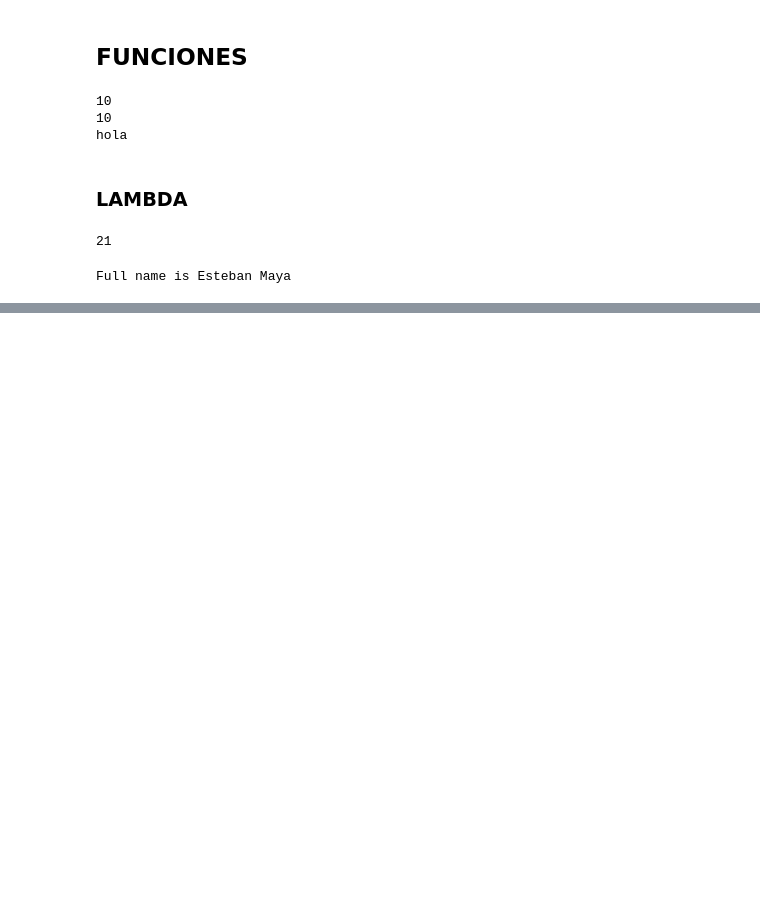
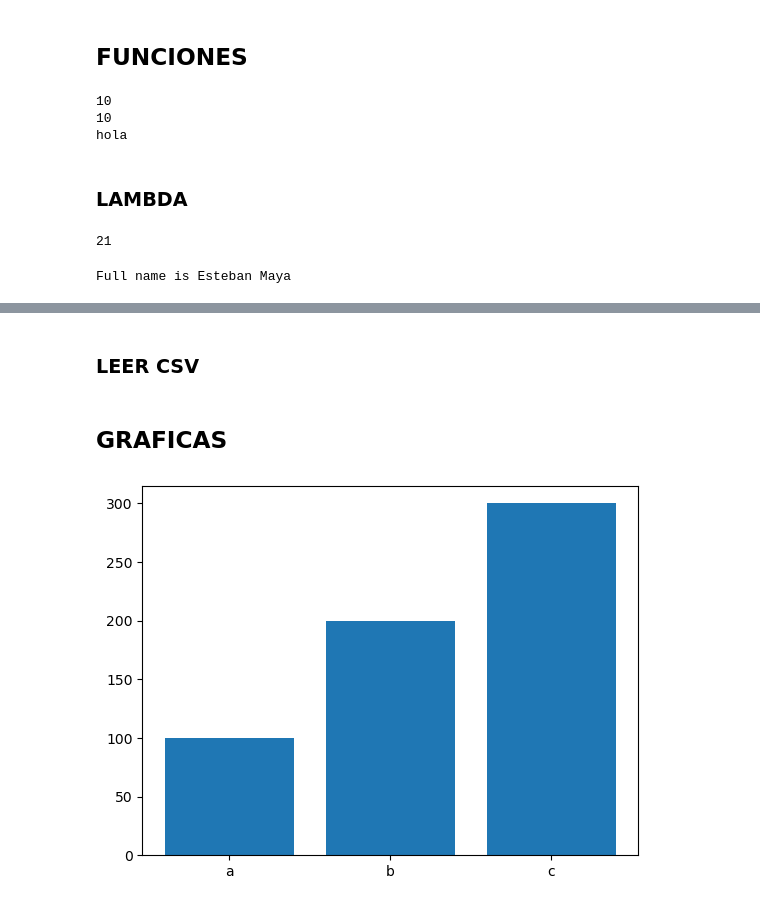
Before and after one commit to EstebanMa12/ETAPA-2-AVANZATECH, a Jupyter notebook: modulo2.ipynb, the cells around one changed output, grey strips where cells are left out. Saved outputs shown, nothing was run; the diff lists cells and outputs as text; code cells hidden in the pictures; blank space fills up the shorter version.

```diff
--- a/modulo2.ipynb
+++ b/modulo2.ipynb
@@ -206,0 +415,4 @@ Full name is Esteban Maya
+# %% [markdown]
+### LEER CSV
+# %% [markdown]
+## GRAFICAS
@@ -206,0 +421,12 @@ Full name is Esteban Maya
+# %%
+def generate_bar_chart():
+    labels=['a','b','c']
+    values=[100,200,300]
+    fig, ax = plt.subplots()
+    ax.bar(labels,values)
+    plt.show()
+
+if __name__ == '__main__':
+    generate_bar_chart()
+# %% [output]
+[figure, added]
```
Also changed, not shown: parts of 33 cells of this notebook, 4 other files.
